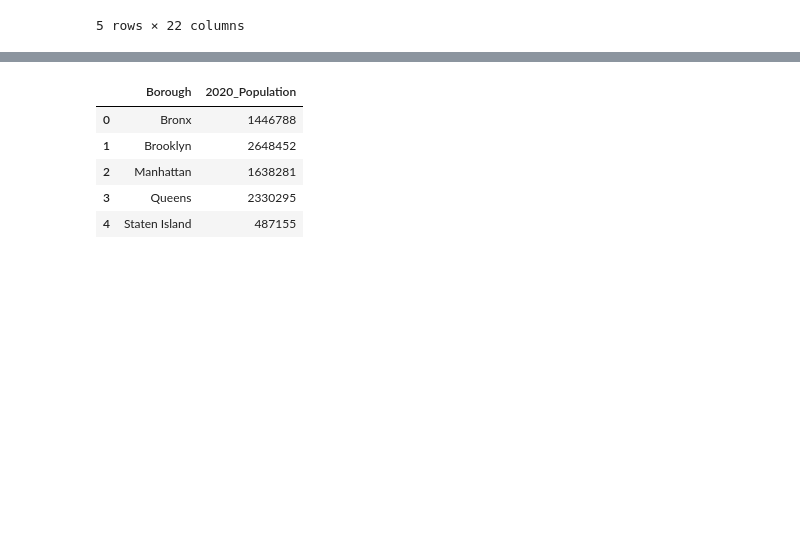
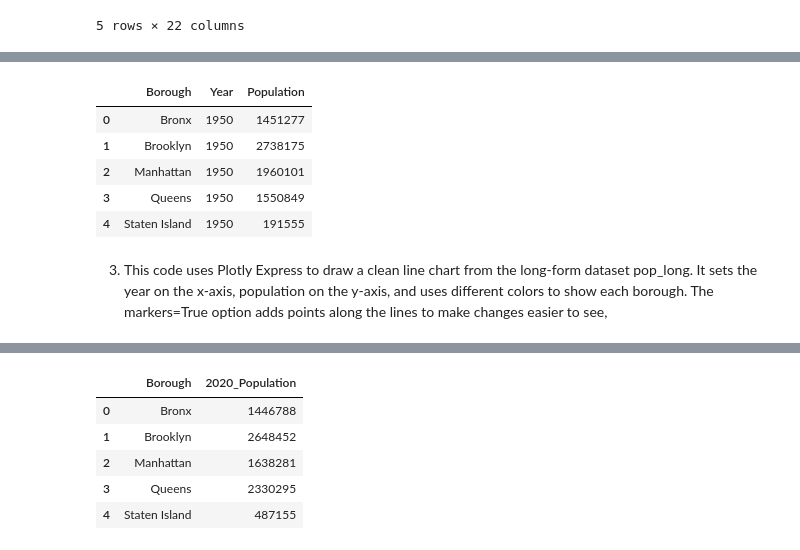
Before and after one commit to LeoXie1023/Zhengyang.github.io, a Jupyter notebook: Project2/Project2.ipynb, the cells around one changed output, grey strips where cells are left out. Cells and saved outputs as stored; diff of their text form; code cells hidden in the pictures; blank space fills up the shorter version.

```diff
--- a/Project2/Project2.ipynb
+++ b/Project2/Project2.ipynb
@@ -34,0 +37,25 @@ pop.head()
+# %%
+cols = ["Borough", "1950", "1960", "1970", "1980", "2000", "2010", "2020"]
+year_cols = ["1950", "1960", "1970", "1980", "2000", "2010", "2020"]
+
+pop_year = pop[cols]
+pop_year = pop_year[pop_year["Borough"] != "NYC Total"]
+
+pop_long = pop_year.melt(
+    id_vars="Borough",
+    value_vars=year_cols,
+    var_name="Year",
+    value_name="Population"
+)
+
+pop_long["Population"] = pop_long["Population"].str.replace(",", "").astype(int)
+pop_long.head()
+# %% [output]
+|  | Borough | Year | Population |
+| 0 | Bronx | 1950 | 1451277 |
+| 1 | Brooklyn | 1950 | 2738175 |
+| 2 | Manhattan | 1950 | 1960101 |
+| 3 | Queens | 1950 | 1550849 |
+| 4 | Staten Island | 1950 | 191555 |
+# %% [markdown]
+3. This code uses Plotly Express to draw a clean line chart from the long-form dataset pop_long. It sets the year on the x-axis, population on the y-axis, and uses different colors to show each borough. The markers=True option adds points along the lines to make changes easier to see,
```
Also changed, not shown: parts of 5 cells of this notebook.
